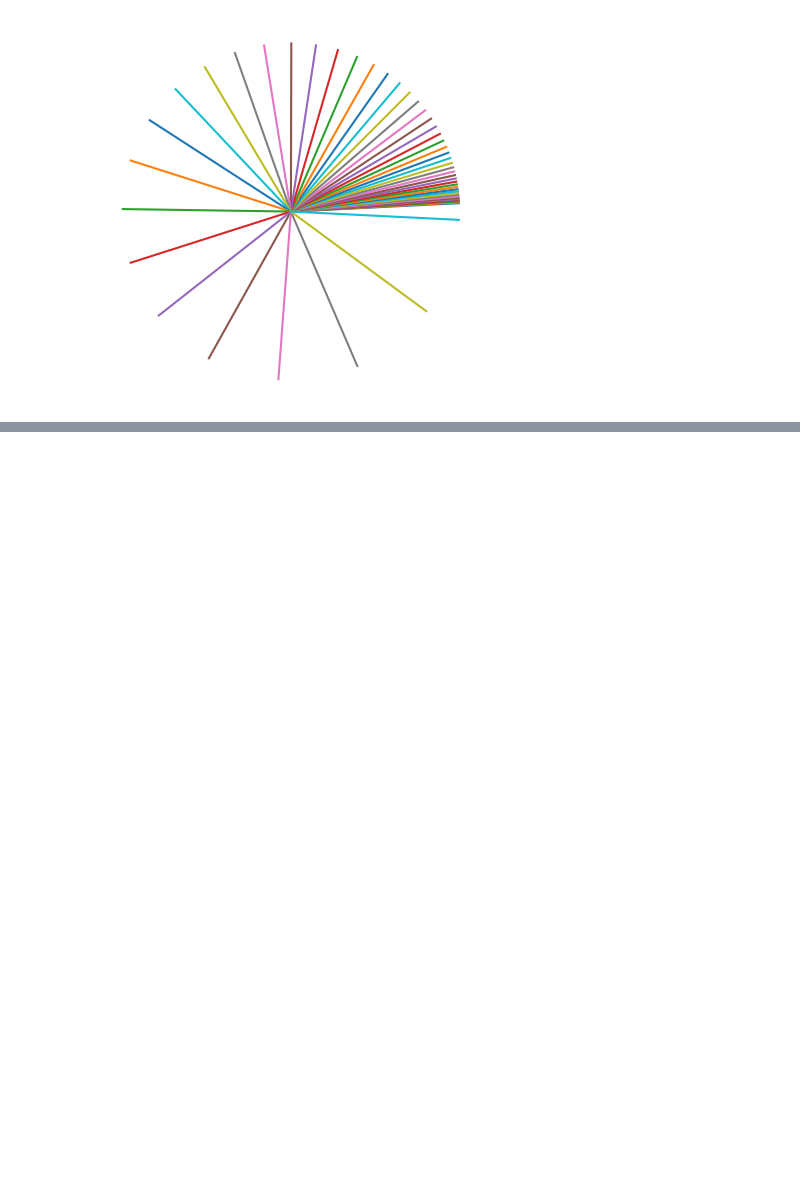
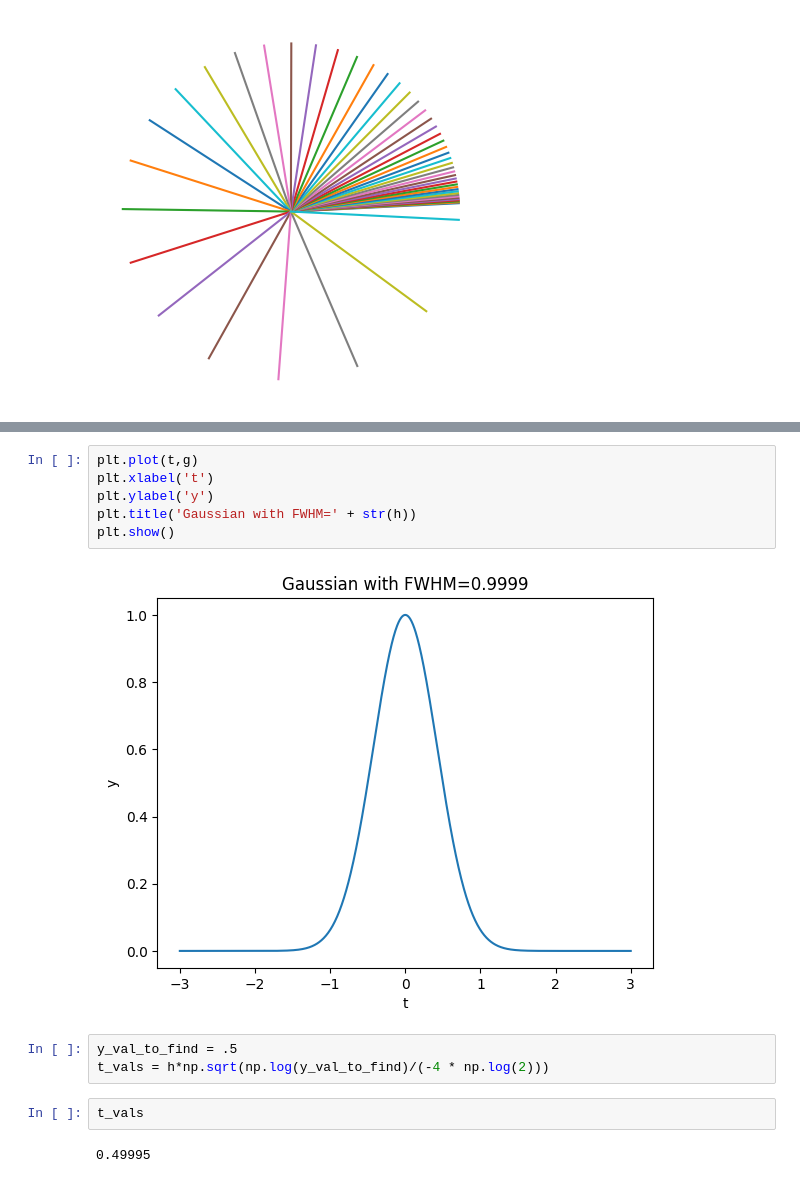
Before and after one commit to yaowenqiang/master_math_by_coding_in_python, a Jupyter notebook: differences.ipynb, the cells around one changed output, grey strips where cells are left out. Saved outputs shown, nothing was run; the diff lists cells and outputs as text; blank space fills up the shorter version.

```diff
--- a/differences.ipynb
+++ b/differences.ipynb
@@ -236,0 +265,15 @@ plt.axis('off')
+# %%
+plt.plot(t,g)
+plt.xlabel('t')
+plt.ylabel('y')
+plt.title('Gaussian with FWHM=' + str(h))
+plt.show()
+# %% [output]
+[figure, added]
+# %%
+y_val_to_find = .5
+t_vals = h*np.sqrt(np.log(y_val_to_find)/(-4 * np.log(2)))
+# %%
+t_vals
+# %% [output]
+0.49995
```
Also changed, not shown: parts of 5 cells of this notebook, 1 other file.
